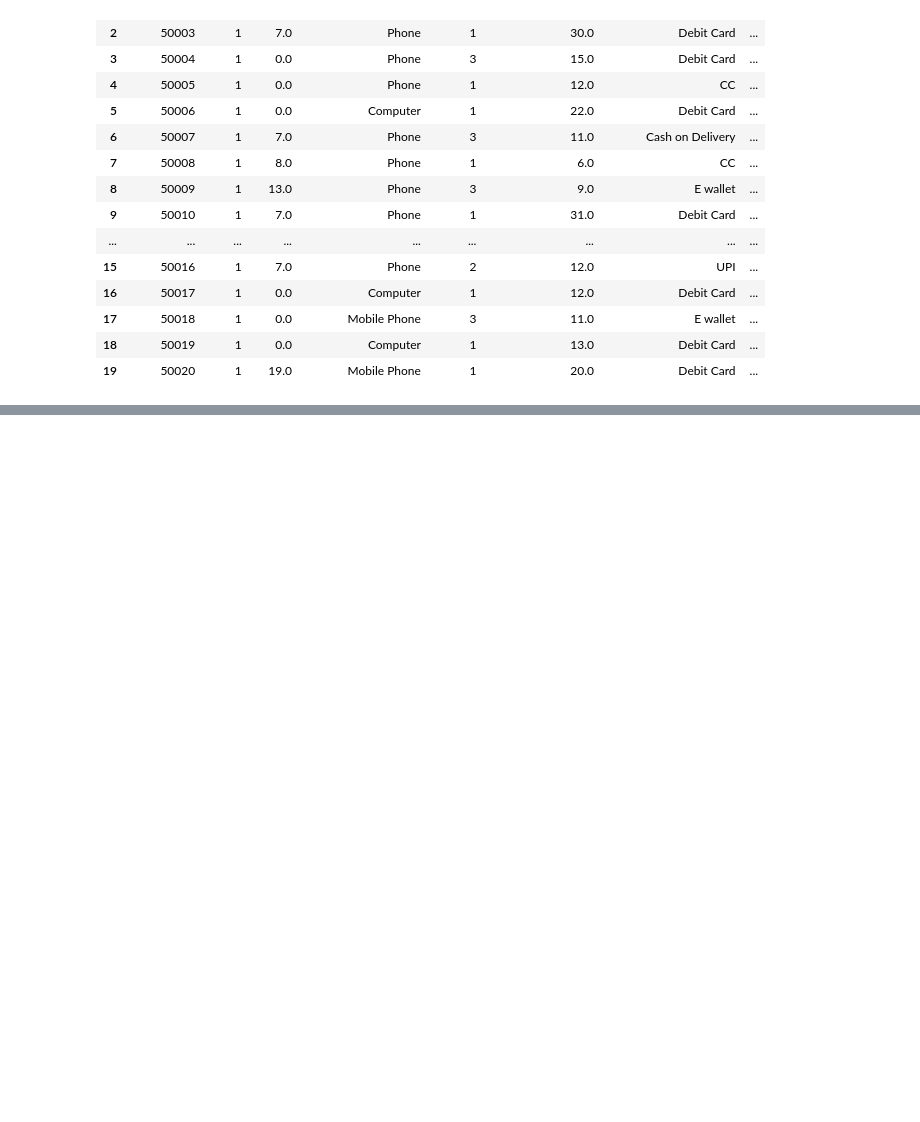
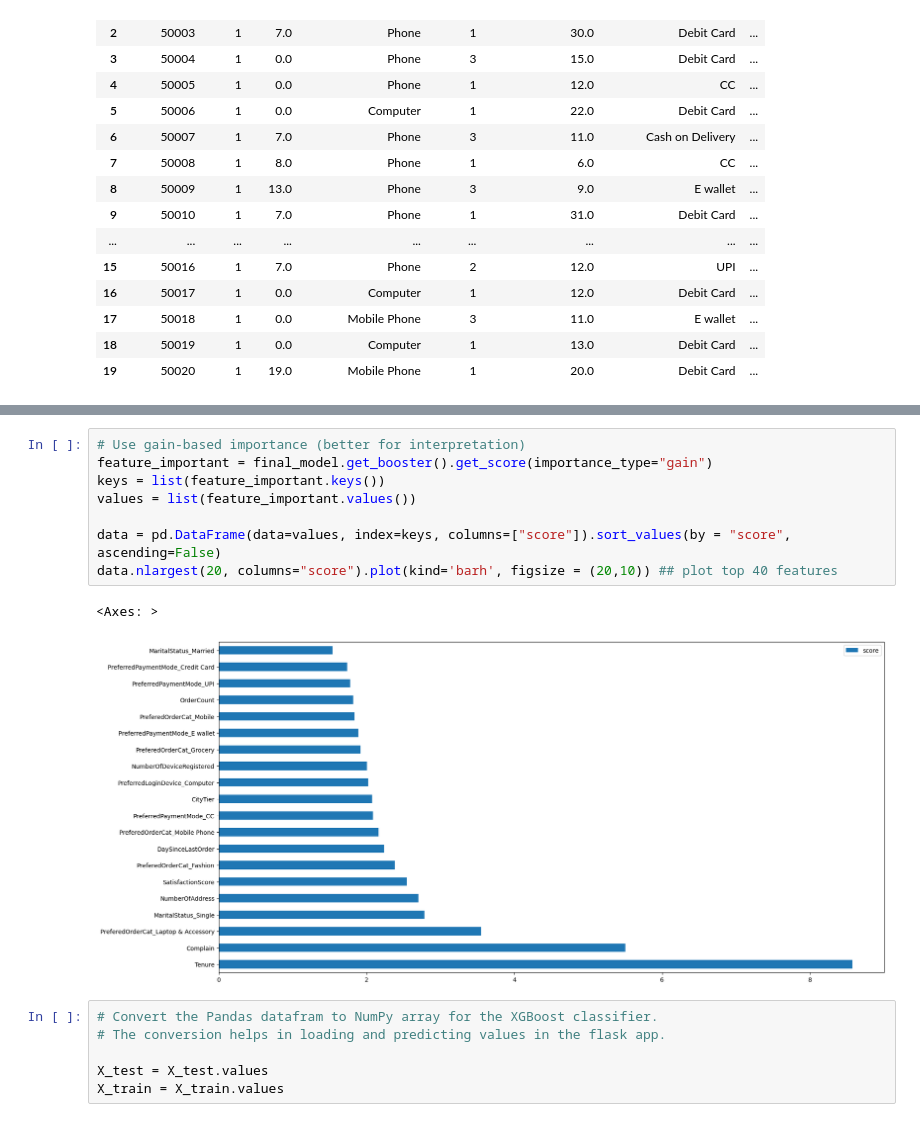
Before and after one commit to errortax/Thesis_1, a Jupyter notebook: work1.ipynb, the cells around one changed output, grey strips where cells are left out. Saved outputs shown, nothing was run; the diff lists cells and outputs as text; blank space fills up the shorter version.

```diff
--- a/work1.ipynb
+++ b/work1.ipynb
@@ -509,0 +753,17 @@ df.head(20)
+# %%
+# Use gain-based importance (better for interpretation)
+feature_important = final_model.get_booster().get_score(importance_type="gain")
+keys = list(feature_important.keys())
+values = list(feature_important.values())
+
+data = pd.DataFrame(data=values, index=keys, columns=["score"]).sort_values(by = "score", ascending=False)
+data.nlargest(20, columns="score").plot(kind='barh', figsize = (20,10)) ## plot top 40 features
+# %% [output]
+<Axes: >
+[figure, added]
+# %%
+# Convert the Pandas datafram to NumPy array for the XGBoost classifier.
+# The conversion helps in loading and predicting values in the flask app.
+
+X_test = X_test.values
+X_train = X_train.values
```
Also changed, not shown: parts of 47 cells of this notebook.
